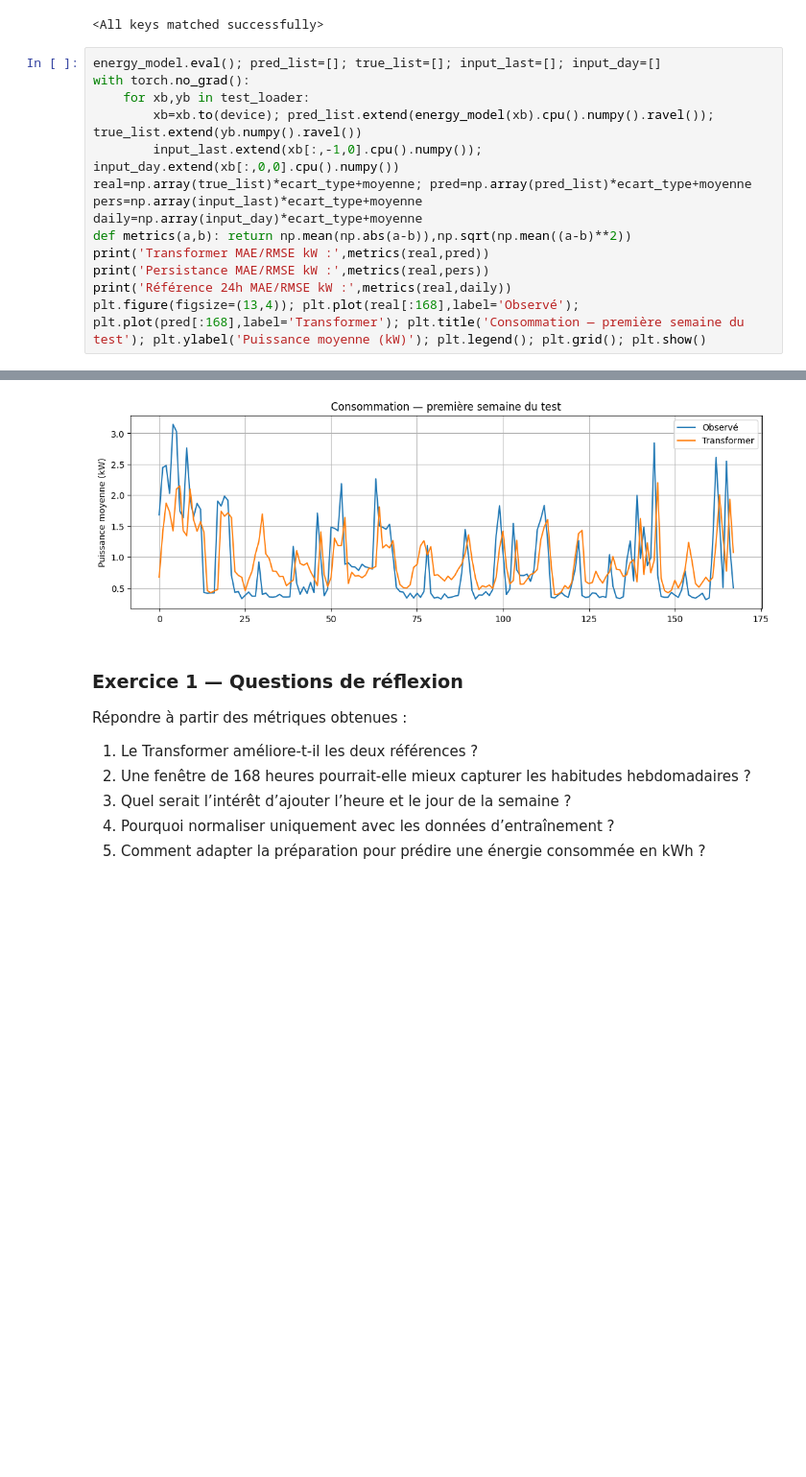
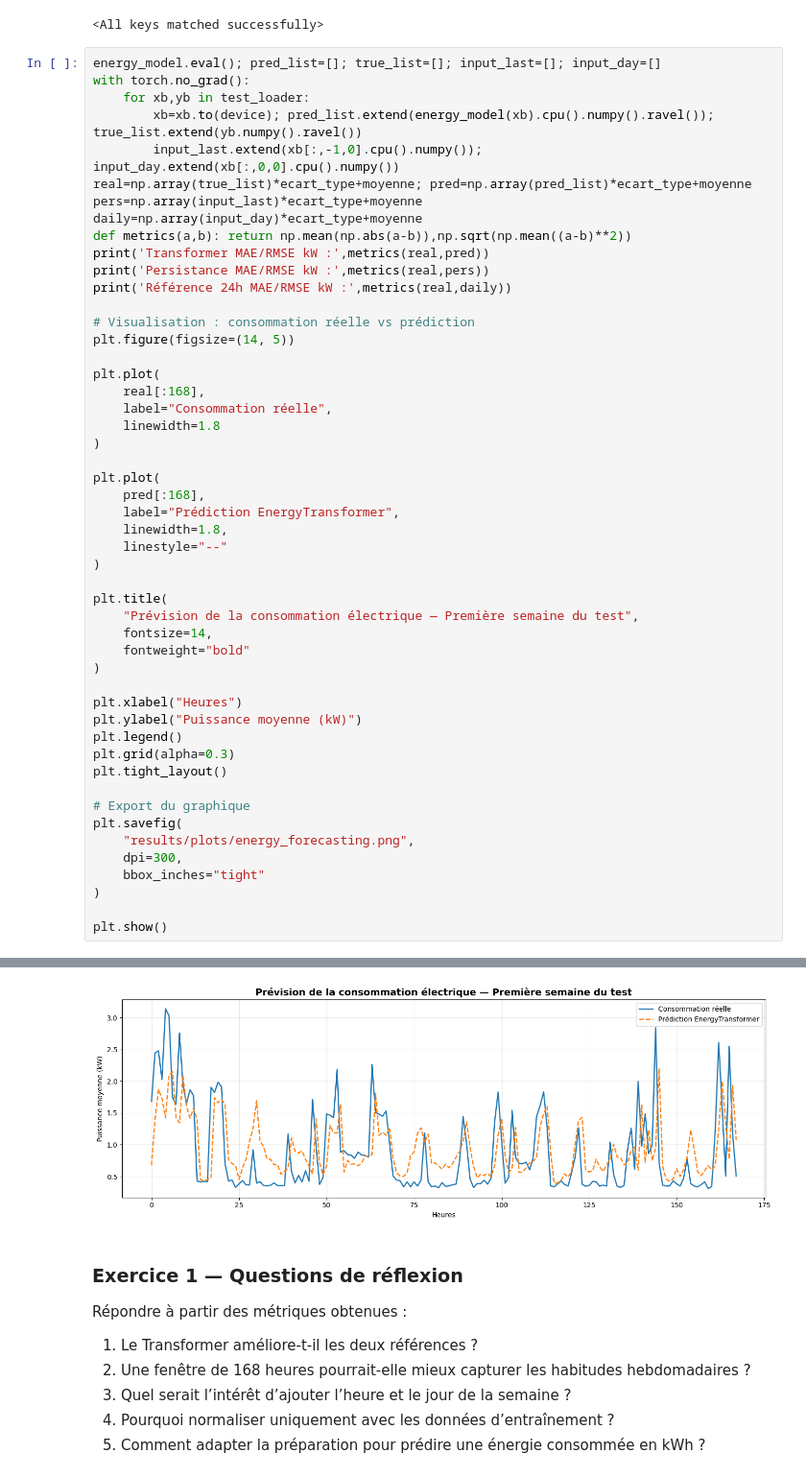
Before and after one commit to flamekk/TP4-Transformer-Architecture, a Jupyter notebook: TP4_Architecture_Transformer_Complet.ipynb, the cells around one changed output, grey strips where cells are left out. Shown at 96% size. Cells and saved outputs as stored; diff of their text form; blank space fills up the shorter version.

Commit message:
Complete Transformer TP4 documentation and results

```diff
--- a/TP4_Architecture_Transformer_Complet.ipynb
+++ b/TP4_Architecture_Transformer_Complet.ipynb
@@ -337,22 +337,58 @@ Epoch 20 | train MSE 0.3957 | val MSE 0.3829
 # %%
 energy_model.eval(); pred_list=[]; true_list=[]; input_last=[]; input_day=[]
 with torch.no_grad():
     for xb,yb in test_loader:
         xb=xb.to(device); pred_list.extend(energy_model(xb).cpu().numpy().ravel()); true_list.extend(yb.numpy().ravel())
         input_last.extend(xb[:,-1,0].cpu().numpy()); input_day.extend(xb[:,0,0].cpu().numpy())
 real=np.array(true_list)*ecart_type+moyenne; pred=np.array(pred_list)*ecart_type+moyenne
 pers=np.array(input_last)*ecart_type+moyenne
 daily=np.array(input_day)*ecart_type+moyenne
 def metrics(a,b): return np.mean(np.abs(a-b)),np.sqrt(np.mean((a-b)**2))
 print('Transformer MAE/RMSE kW :',metrics(real,pred))
 print('Persistance MAE/RMSE kW :',metrics(real,pers))
 print('Référence 24h MAE/RMSE kW :',metrics(real,daily))
-plt.figure(figsize=(13,4)); plt.plot(real[:168],label='Observé'); plt.plot(pred[:168],label='Transformer'); plt.title('Consommation — première semaine du test'); plt.ylabel('Puissance moyenne (kW)'); plt.legend(); plt.grid(); plt.show()
+
+# Visualisation : consommation réelle vs prédiction
+plt.figure(figsize=(14, 5))
+
+plt.plot(
+    real[:168],
+    label="Consommation réelle",
+    linewidth=1.8
+)
+
+plt.plot(
+    pred[:168],
+    label="Prédiction EnergyTransformer",
+    linewidth=1.8,
+    linestyle="--"
+)
+
+plt.title(
+    "Prévision de la consommation électrique — Première semaine du test",
+    fontsize=14,
+    fontweight="bold"
+)
+
+plt.xlabel("Heures")
+plt.ylabel("Puissance moyenne (kW)")
+plt.legend()
+plt.grid(alpha=0.3)
+plt.tight_layout()
+
+# Export du graphique
+plt.savefig(
+    "results/plots/energy_forecasting.png",
+    dpi=300,
+    bbox_inches="tight"
+)
+
+plt.show()
 # %% [output]
 Transformer MAE/RMSE kW : (np.float64(0.35410740792484807), np.float64(0.49180097777017345))
 Persistance MAE/RMSE kW : (np.float64(0.3891981019426929), np.float64(0.5883847071313124))
 Référence 24h MAE/RMSE kW : (np.float64(0.513277162006016), np.float64(0.7638759711757405))
-[figure, old version]
+[figure, new version]
 # %% [markdown]
 ### Exercice 1 — Questions de réflexion
 Répondre à partir des métriques obtenues :
```
Also changed, not shown: parts of 3 cells of this notebook, 14 other files.
